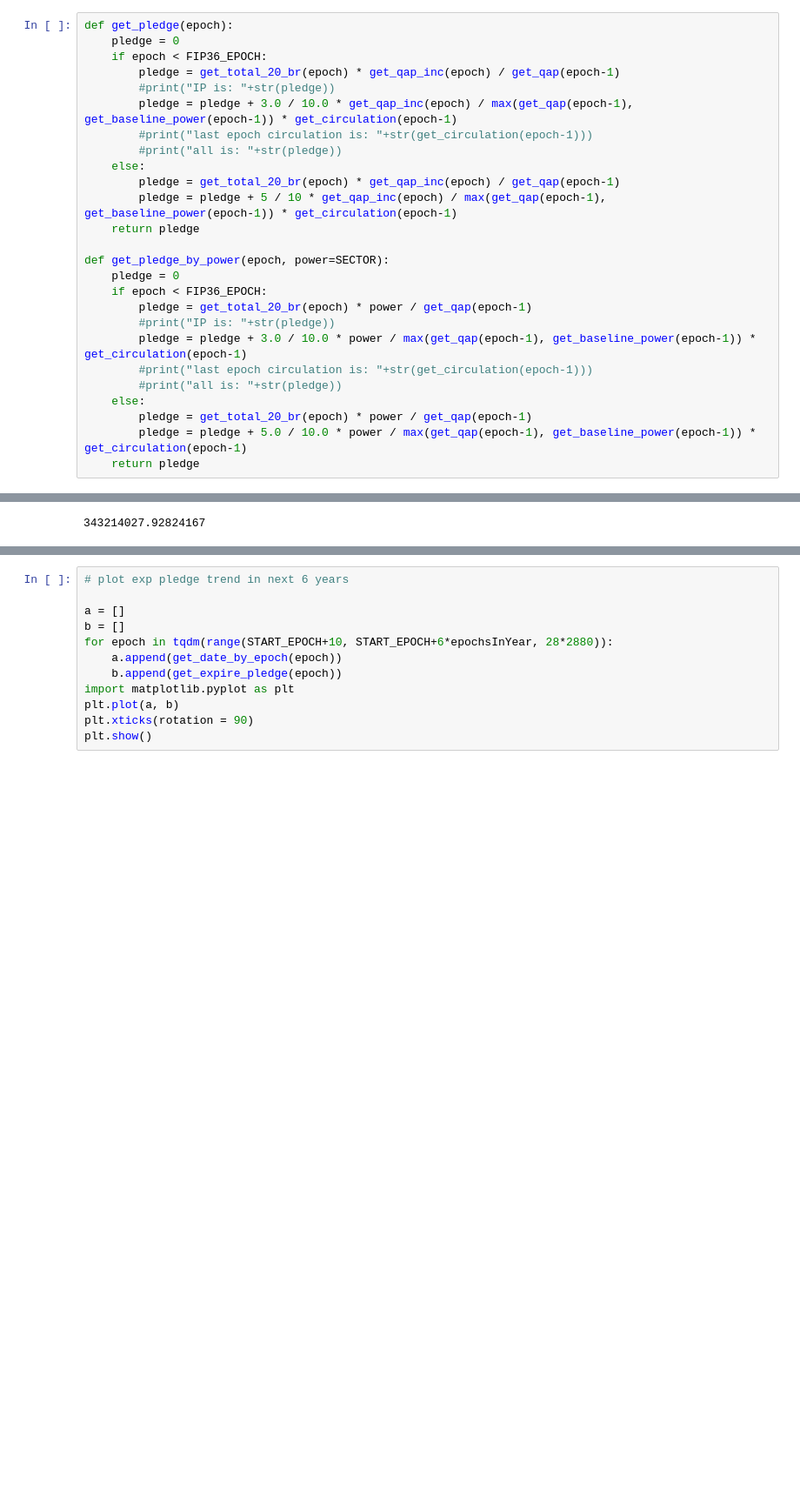
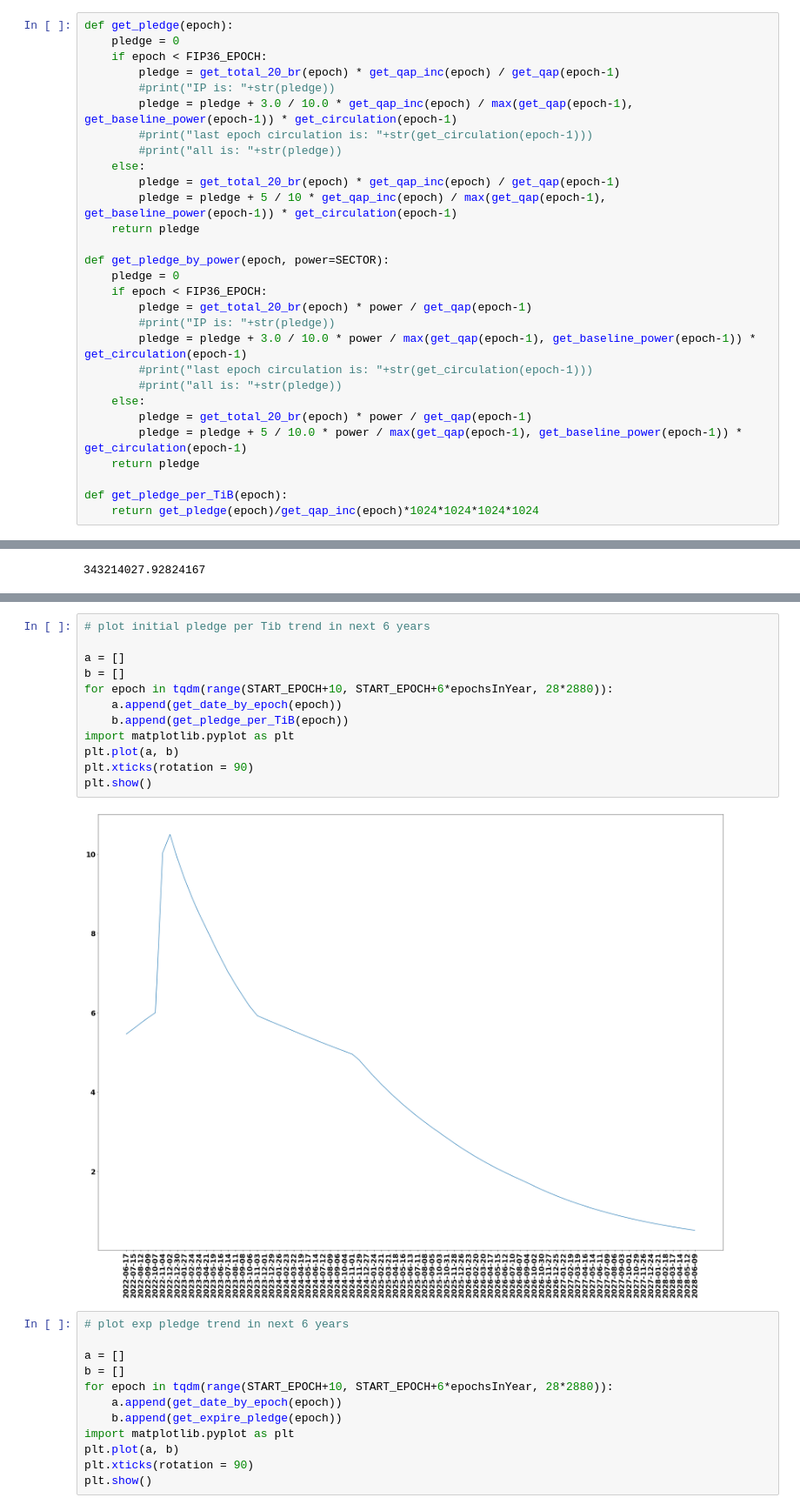
Before and after one commit to lyswifter/FIP36_simulation-mild_growth_assumption, a Jupyter notebook: FIP36_simulation-mild_growth_assumption.ipynb, the cells around one changed output, grey strips where cells are left out. Shown at 87% size. Drawn from its saved outputs; the diff is of its cells as text; blank space fills up the shorter version.

Commit message:
add initial pledge trend per PiB trend

```diff
--- a/FIP36_simulation-mild_growth_assumption.ipynb
+++ b/FIP36_simulation-mild_growth_assumption.ipynb
@@ -308,8 +308,11 @@ def get_pledge_by_power(epoch, power=SECTOR):
         #print("all is: "+str(pledge))
     else:
         pledge = get_total_20_br(epoch) * power / get_qap(epoch-1)
-        pledge = pledge + 5.0 / 10.0 * power / max(get_qap(epoch-1), get_baseline_power(epoch-1)) * get_circulation(epoch-1)
+        pledge = pledge + 5 / 10.0 * power / max(get_qap(epoch-1), get_baseline_power(epoch-1)) * get_circulation(epoch-1)
     return pledge
+
+def get_pledge_per_TiB(epoch):
+    return get_pledge(epoch)/get_qap_inc(epoch)*1024*1024*1024*1024
 # %%
 def get_expire_pledge(epoch):
     if epoch > START_EPOCH + epochsInYear:
@@ -402,6 +405,20 @@ plt.xticks(rotation = 90)
 plt.show()
 # %% [output]
 [figure]
+# %%
+# plot initial pledge per Tib trend in next 6 years
+
+a = []
+b = []
+for epoch in tqdm(range(START_EPOCH+10, START_EPOCH+6*epochsInYear, 28*2880)):
+    a.append(get_date_by_epoch(epoch))
+    b.append(get_pledge_per_TiB(epoch))
+import matplotlib.pyplot as plt
+plt.plot(a, b)
+plt.xticks(rotation = 90)
+plt.show()
+# %% [output]
+[figure, added]
 # %%
 # plot exp pledge trend in next 6 years
 
```
